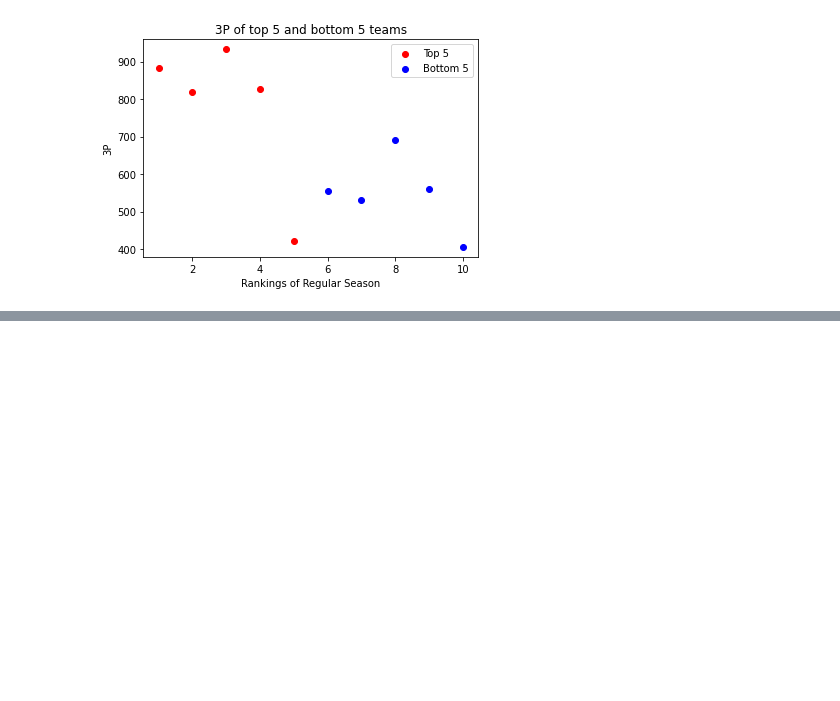
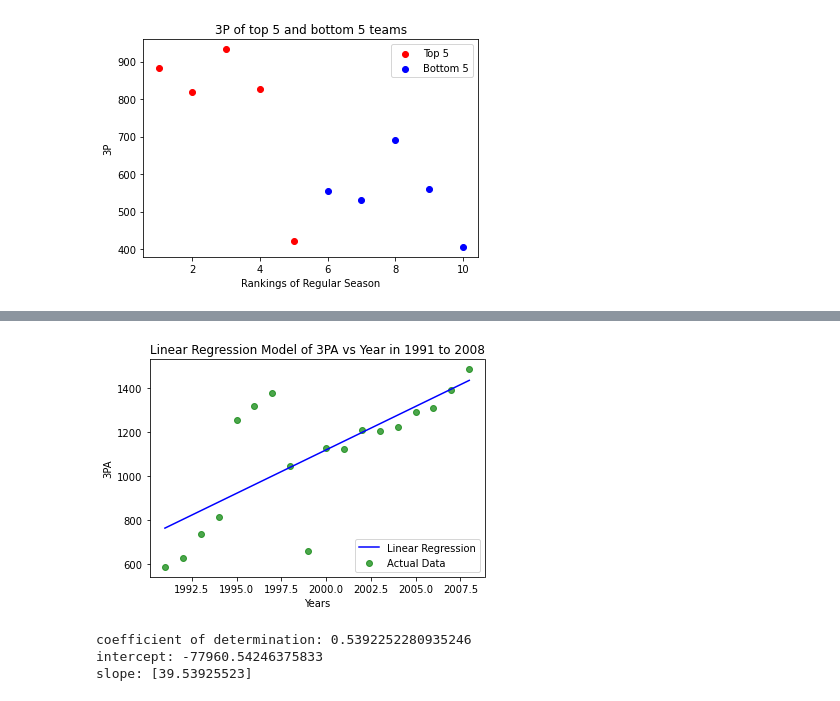
Before and after one commit to jsok59/CMSC320_FinalWebProject, a Jupyter notebook: CMSC320_FinalProject.ipynb, the cells around one changed output, grey strips where cells are left out. Cells and saved outputs as stored; diff of their text form; code cells hidden in the pictures; blank space fills up the shorter version.

```diff
--- a/CMSC320_FinalProject.ipynb
+++ b/CMSC320_FinalProject.ipynb
@@ -383,0 +388,23 @@ From these graphs we can definitely see that the top teams generally have more 3
+# %%
+from sklearn.linear_model import LinearRegression
+LR = LinearRegression()
+data = season_total.loc[season_total.index <= 2008]
+data.index.values
+model = LR.fit(data.index.values.reshape(-1,1), data['3PA'])
+prediction = LR.predict(data.index.values.reshape(-1,1))
+plt.plot(data.index, prediction, label = 'Linear Regression', color = 'b')
+plt.scatter(data.index,data['3PA'], label = 'Actual Data', color = 'g', alpha = .7)
+plt.xlabel("Years")
+plt.ylabel("3PA")
+plt.title("Linear Regression Model of 3PA vs Year in 1991 to 2008")
+plt.legend()
+plt.show()
+r_sq = model.score(data.index.values.reshape(-1,1), data['3PA'])
+print('coefficient of determination:', r_sq)
+print('intercept:', model.intercept_)
+print('slope:', model.coef_)
+# %% [output]
+[figure, added]
+coefficient of determination: 0.5392252280935246
+intercept: -77960.54246375833
+slope: [39.53925523]
```
Also changed, not shown: parts of 6 cells of this notebook.
